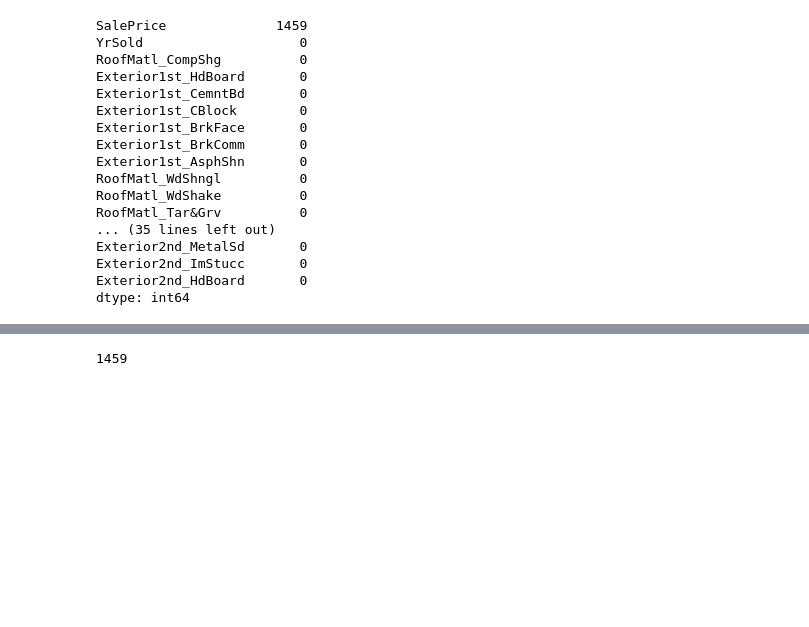
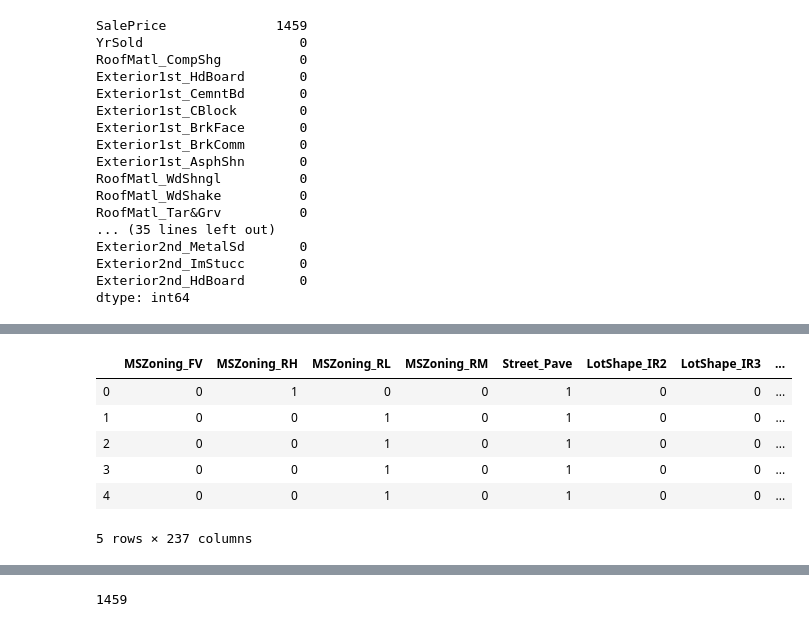
Before and after one commit to KaparaA/ML, a Jupyter notebook: Untitled14.ipynb, the cells around one changed output, grey strips where cells are left out. Drawn from its saved outputs; the diff is of its cells as text; code cells hidden in the pictures; blank space fills up the shorter version.

```diff
--- a/Untitled14.ipynb
+++ b/Untitled14.ipynb
@@ -147,0 +169,10 @@ Train_data=All_combined[All_combined.SalePrice.isnull()]
+# %%
+Train_data.head()
+# %% [output]
+|  | MSZoning_FV | MSZoning_RH | MSZoning_RL | MSZoning_RM | Street_Pave | LotShape_IR2 | LotShape_IR3 | ... |
+| 0 | 0 | 1 | 0 | 0 | 1 | 0 | 0 | ... |
+| 1 | 0 | 0 | 1 | 0 | 1 | 0 | 0 | ... |
+| 2 | 0 | 0 | 1 | 0 | 1 | 0 | 0 | ... |
+| 3 | 0 | 0 | 1 | 0 | 1 | 0 | 0 | ... |
+| 4 | 0 | 0 | 1 | 0 | 1 | 0 | 0 | ... |
+5 rows × 237 columns
```
Also changed, not shown: parts of 12 cells of this notebook.
